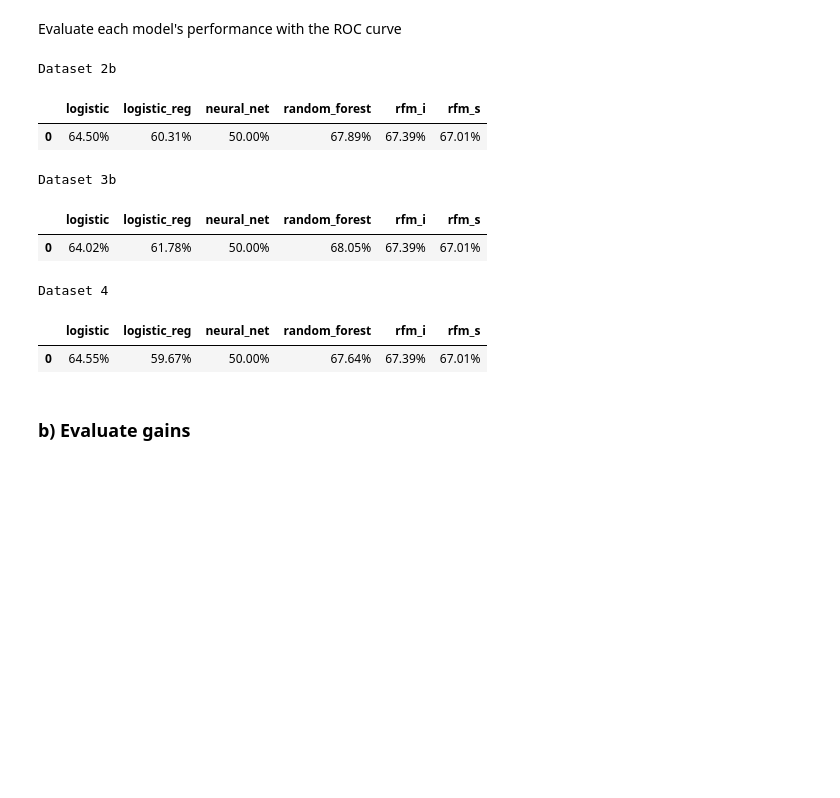
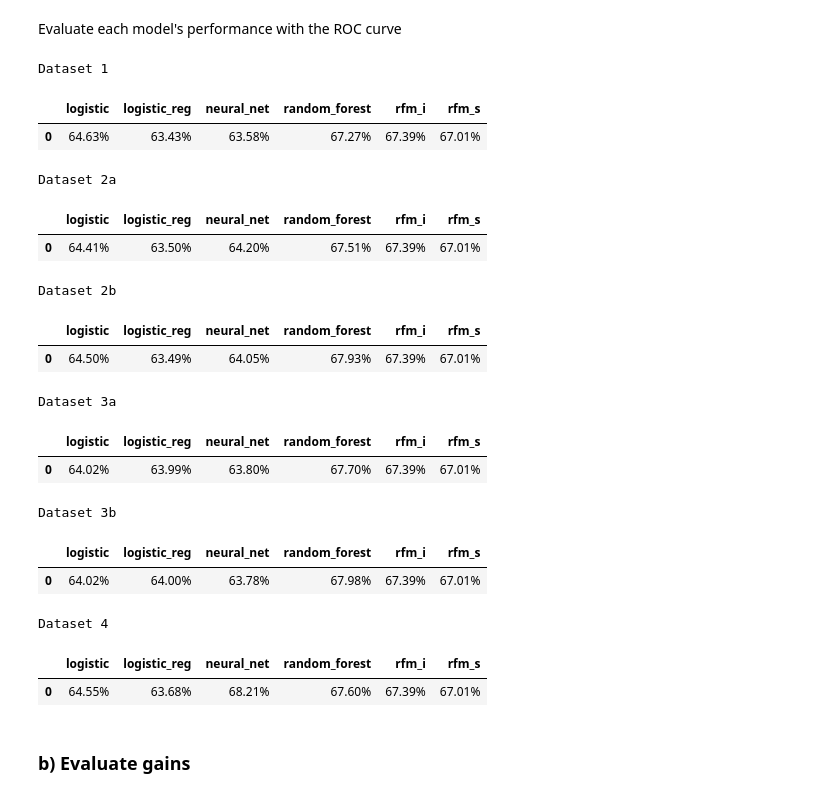
Before and after one commit to adeng/mba263-projects, a Jupyter notebook: Intuit Group Assignment.ipynb, the cells around one changed output. Saved outputs shown, nothing was run; the diff lists cells and outputs as text; code cells hidden in the pictures; blank space fills up the shorter version.

```diff
--- a/Intuit Group Assignment.ipynb
+++ b/Intuit Group Assignment.ipynb
@@ -171,26 +171,26 @@ from sklearn.model_selection import KFold
 # Create a custom scoring function based on expected profit
 def exp_profit_scoring(predictions, actuals):
    exp_profit = 0
-   for i in range(predictions.shape[0]):
+   for i in range(len(predictions)):
       if predictions[i] == 1:
          # Record cost of mailing
          exp_profit -= per_person_mail_cost
 
          # Record exp profit if win
          if actuals.iloc[i] == 1:
-            exp_profit += (per_person_profit / 2) # Halve for conservatism
+            exp_profit += (per_person_profit)
    return exp_profit
 
 # A function to identify the best parameter(s) for a model tested using cross-validation
 def tune_hyperparameters(train_dataset, predict, variables, threshold, param_grid, mod_type):
    # Set up the KFold object
    kf = KFold(n_splits=5, shuffle=True, random_state=0)
+   best_score = -np.inf
 
    # Loop over the parameter grid for logistic regressions and neural networks
    if mod_type == 'logit_reg' or mod_type == 'neural_network':
       for a in param_grid['a']:
          scores = []
-         best_score = -np.inf
 
          # Loop over the cross-validation folds
          for train_index, test_index in kf.split(train_dataset):
@@ -226,7 +226,6 @@ def tune_hyperparameters(train_dataset, predict, variables, threshold, param_gri
       for j in param_grid['trees']:
          for k in param_grid['leaf_nodes']:
             scores = []
-            best_score = -np.inf
 
             # Loop over the cross-validation folds
             for train_index, test_index in kf.split(train_dataset):
@@ -277,7 +276,7 @@ def run_ml_models(dataset, predict, variables, threshold=breakeven_rate):
 
     ### Use a logistic regression with regularization
     ### ------------------------------------------------
-    logit_reg_param_grid = {'a': [0.01, 0.1, 1, 10, 100, 1000]}
+    logit_reg_param_grid = {'a': [0.1, 0.5, 1, 3, 5, 10, 25]}
     best_param_logit_reg = tune_hyperparameters(train, predict, variables, threshold, logit_reg_param_grid, 'logit_reg')
 
     # Use the tuned parameter to predict
@@ -301,7 +300,7 @@ def run_ml_models(dataset, predict, variables, threshold=breakeven_rate):
 
     ### Use a random forest
     ### ------------------------------------------------
-    random_forest_param_grid = {'trees': [100, 300, 500], 'leaf_nodes': [5, 15, 25]}
+    random_forest_param_grid = {'trees': [200, 300, 400], 'leaf_nodes': [3, 5, 7, 10]}
     best_param_rf = tune_hyperparameters(train, predict, variables, threshold, random_forest_param_grid, 'random_forest')
 
     # Used the tuned parameters to predict
@@ -326,10 +325,10 @@ def run_ml_models(dataset, predict, variables, threshold=breakeven_rate):
 Run the ML models
 # %%
 # Create predictions
-# predictions1, actuals1, models1, params1 = run_ml_models(data, "res1", variables1)
-# predictions2a, actuals2a, models2a, params2a = run_ml_models(data, "res1", variables2a)
+predictions1, actuals1, models1, params1 = run_ml_models(data, "res1", variables1)
+predictions2a, actuals2a, models2a, params2a = run_ml_models(data, "res1", variables2a)
 predictions2b, actuals2b, models2b, params2b = run_ml_models(data, "res1", variables2b)
-# predictions3a, actuals3a, models3a, params3a = run_ml_models(data, "res1", variables3a)
+predictions3a, actuals3a, models3a, params3a = run_ml_models(data, "res1", variables3a)
 predictions3b, actuals3b, models3b, params3b = run_ml_models(data, "res1", variables3b)
 predictions4, actuals4, models4, params4 = run_ml_models(data, "res1", variables4)
 # %% [output]
@@ -411,28 +418,37 @@ def print_roc_performance(predictions):
 Evaluate each model's performance with the ROC curve
 # %%
 # Calculate ROC AUC - this will be used to compare effectiveness after cross-validation
-# print("Dataset 1")
-# print_roc_performance(predictions1)
-# print("Dataset 2a")
-# print_roc_performance(predictions2a)
+print("Dataset 1")
+print_roc_performance(predictions1)
+print("Dataset 2a")
+print_roc_performance(predictions2a)
 print("Dataset 2b")
 print_roc_performance(predictions2b)
-# print("Dataset 3a")
-# print_roc_performance(predictions3a)
+print("Dataset 3a")
+print_roc_performance(predictions3a)
 print("Dataset 3b")
 print_roc_performance(predictions3b)
 print("Dataset 4")
 print_roc_performance(predictions4)
 # %% [output]
-Dataset 2b
+Dataset 1
 |  | logistic | logistic_reg | neural_net | random_forest | rfm_i | rfm_s |
-| 0 | 64.50% | 60.31% | 50.00% | 67.89% | 67.39% | 67.01% |
+| 0 | 64.63% | 63.43% | 63.58% | 67.27% | 67.39% | 67.01% |
-Dataset 3b
+Dataset 2a
 |  | logistic | logistic_reg | neural_net | random_forest | rfm_i | rfm_s |
-| 0 | 64.02% | 61.78% | 50.00% | 68.05% | 67.39% | 67.01% |
+| 0 | 64.41% | 63.50% | 64.20% | 67.51% | 67.39% | 67.01% |
-Dataset 4
+Dataset 2b
 |  | logistic | logistic_reg | neural_net | random_forest | rfm_i | rfm_s |
-| 0 | 64.55% | 59.67% | 50.00% | 67.64% | 67.39% | 67.01% |
+| 0 | 64.50% | 63.49% | 64.05% | 67.93% | 67.39% | 67.01% |
+Dataset 3a
+|  | logistic | logistic_reg | neural_net | random_forest | rfm_i | rfm_s |
+| 0 | 64.02% | 63.99% | 63.80% | 67.70% | 67.39% | 67.01% |
+Dataset 3b
+|  | logistic | logistic_reg | neural_net | random_forest | rfm_i | rfm_s |
+| 0 | 64.02% | 64.00% | 63.78% | 67.98% | 67.39% | 67.01% |
+Dataset 4
+|  | logistic | logistic_reg | neural_net | random_forest | rfm_i | rfm_s |
+| 0 | 64.55% | 63.68% | 68.21% | 67.60% | 67.39% | 67.01% |
 # %% [markdown]
 ### b) Evaluate gains
 # %%
```
Also changed, not shown: parts of 8 cells of this notebook, 1 other file.
